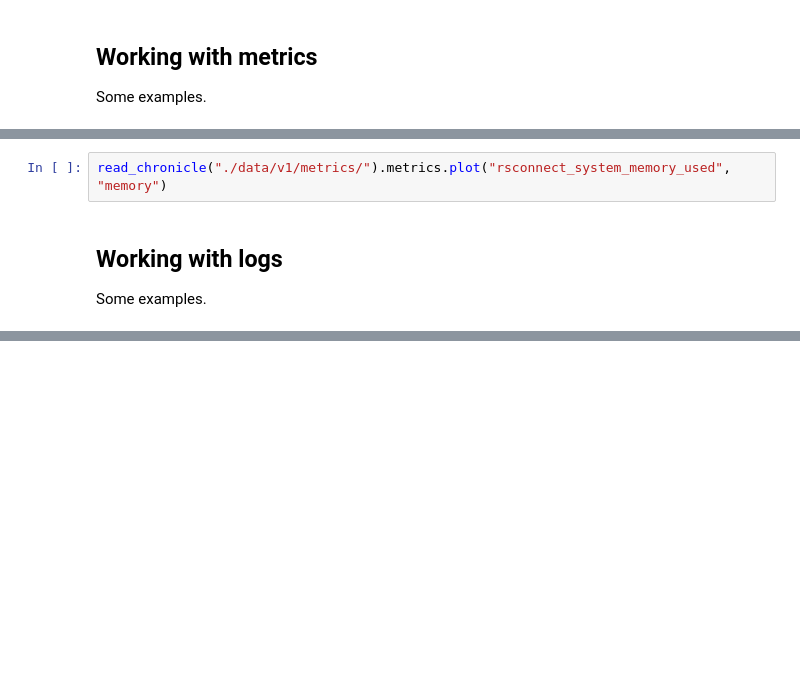
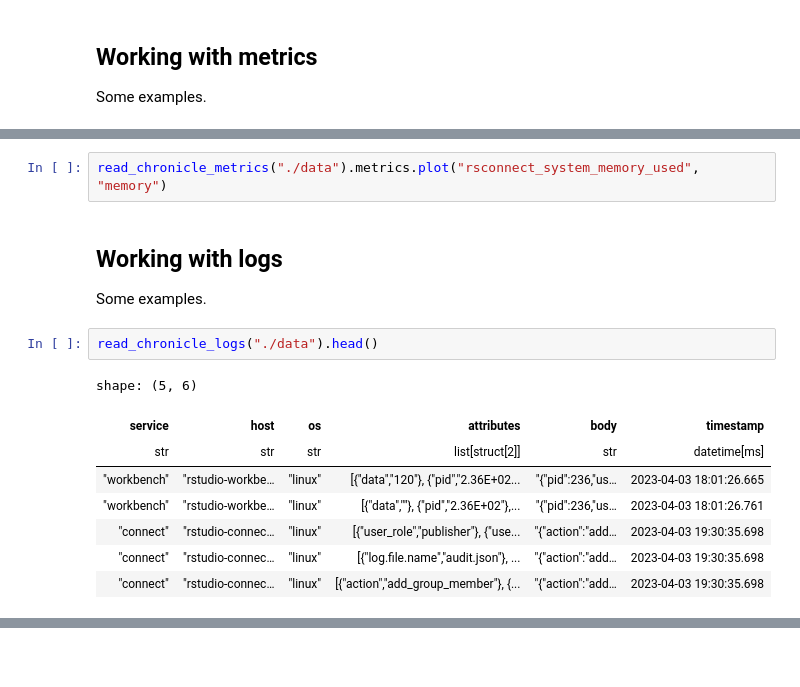
Before and after one commit to andrie/py-chronicle, a Jupyter notebook: nbs/index.ipynb, the cells around one changed output, grey strips where cells are left out. Cells and saved outputs as stored; diff of their text form; blank space fills up the shorter version.

```diff
--- a/nbs/index.ipynb
+++ b/nbs/index.ipynb
@@ -86,7 +110,18 @@ read_chronicle("./data/v1/metrics/").metrics.filter("rsconnect_system_memory_use
 # %%
-read_chronicle("./data/v1/metrics/").metrics.plot("rsconnect_system_memory_used", "memory")
+read_chronicle_metrics("./data").metrics.plot("rsconnect_system_memory_used", "memory")
 # %% [markdown]
 ## Working with logs
 
 Some examples.
+# %%
+read_chronicle_logs("./data").head()
+# %% [output]
+shape: (5, 6)
+| service | host | os | attributes | body | timestamp |
+| str | str | str | list[struct[2]] | str | datetime[ms] |
+| "workbench" | "rstudio-workbe… | "linux" | [{"data","120"}, {"pid","2.36E+02... | "{"pid":236,"us… | 2023-04-03 18:01:26.665 |
+| "workbench" | "rstudio-workbe… | "linux" | [{"data",""}, {"pid","2.36E+02"},... | "{"pid":236,"us… | 2023-04-03 18:01:26.761 |
+| "connect" | "rstudio-connec… | "linux" | [{"user_role","publisher"}, {"use... | "{"action":"add… | 2023-04-03 19:30:35.698 |
+| "connect" | "rstudio-connec… | "linux" | [{"log.file.name","audit.json"}, ... | "{"action":"add… | 2023-04-03 19:30:35.698 |
+| "connect" | "rstudio-connec… | "linux" | [{"action","add_group_member"}, {... | "{"action":"add… | 2023-04-03 19:30:35.698 |
 # %%
```
Also changed, not shown: parts of 5 cells of this notebook, 9 other files.
